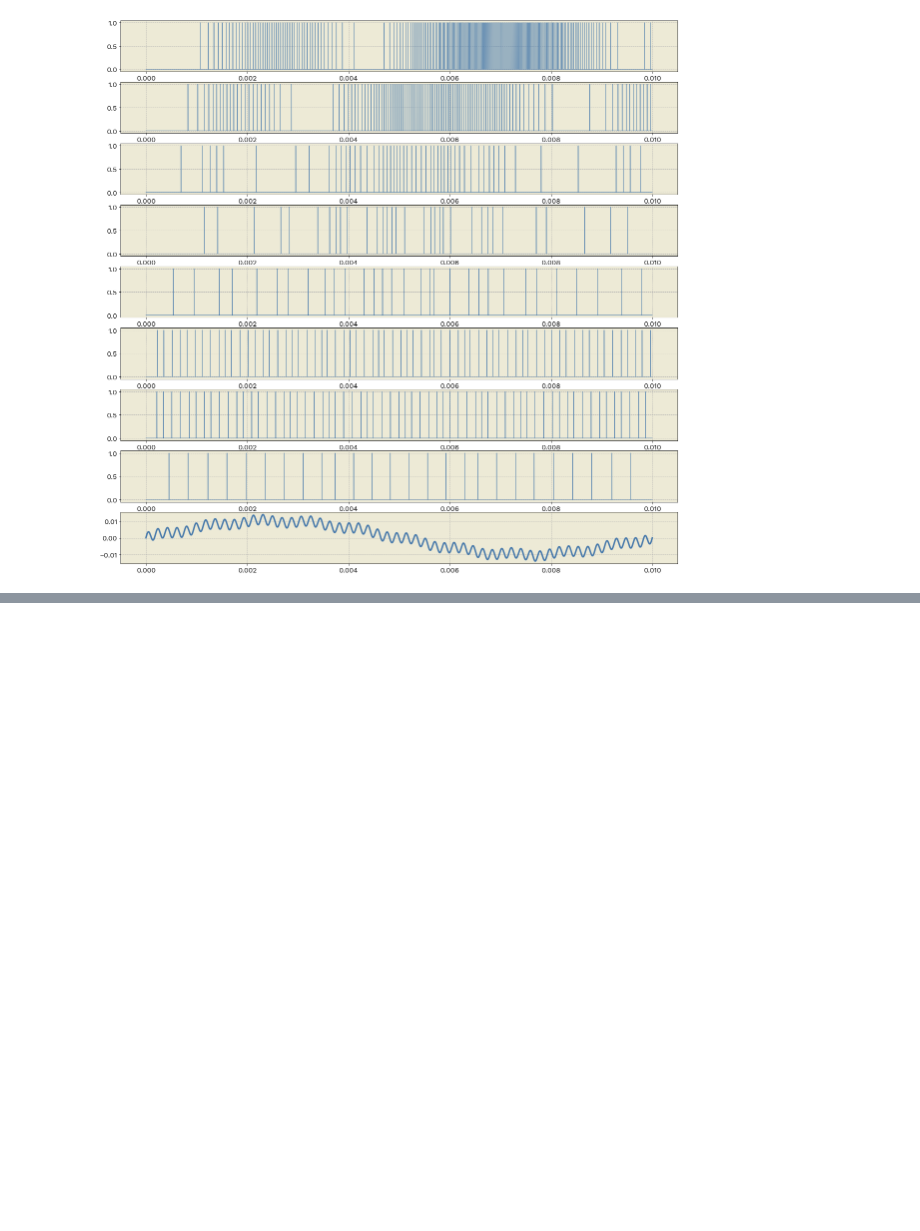
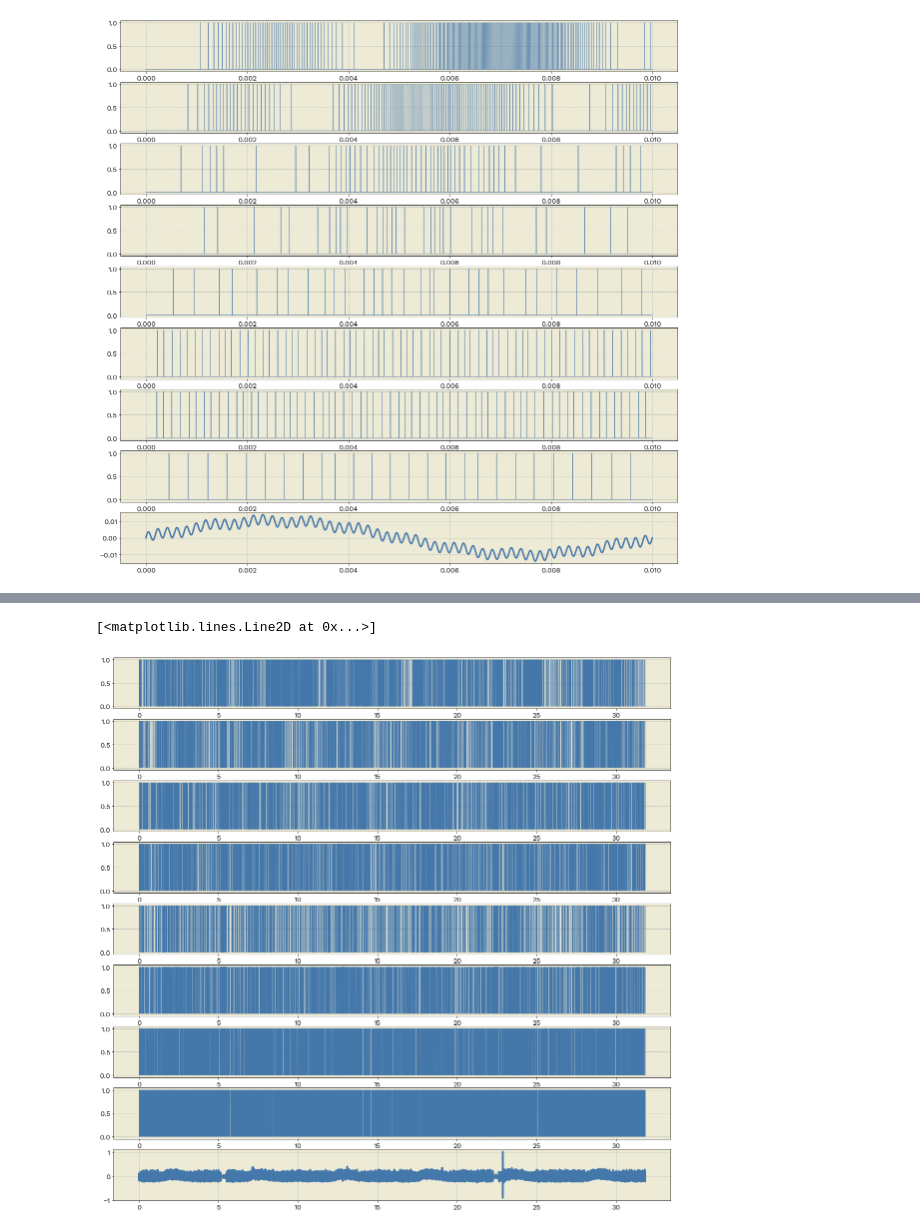
Before and after one commit to clocktop/feature_extractor_model, a Jupyter notebook: feature_extractor_model_exploration.ipynb, the cells around one changed output, grey strips where cells are left out. Drawn from its saved outputs; the diff is of its cells as text; code cells hidden in the pictures; blank space fills up the shorter version.

```diff
--- a/feature_extractor_model_exploration.ipynb
+++ b/feature_extractor_model_exploration.ipynb
@@ -418,0 +462,23 @@ axs[8].plot(time_series,voltage_sig)
+# %%
+from scipy.io import wavfile
+
+samplerate, data = wavfile.read("./10M_219.WAV")
+# %%
+time = np.linspace(0,len(data)/samplerate,len(data))
+dt = 1/samplerate
+
+data_scaled = data[:,1]*(3.3/4095)
+
+data_scaled = data_scaled - np.mean(data_scaled)
+
+pulse_trains, time_series = bt_ic_model.SimSignal(voltage_sig=data_scaled,time_step=dt,bpfs=bpfs,FWR_model=regr_2)
+# %%
+fig, axs = plt.subplots(9,1, figsize=[20,20])
+
+for index, pulses_train in enumerate(pulse_trains):
+    axs[index].step(time_series, pulse_trains[index], linewidth=0.2)
+
+axs[8].plot(time_series,data_scaled)
+# %% [output]
+[<matplotlib.lines.Line2D at 0x...>]
+[figure, added]
```
Also changed, not shown: parts of 17 cells of this notebook, 7 other files.
